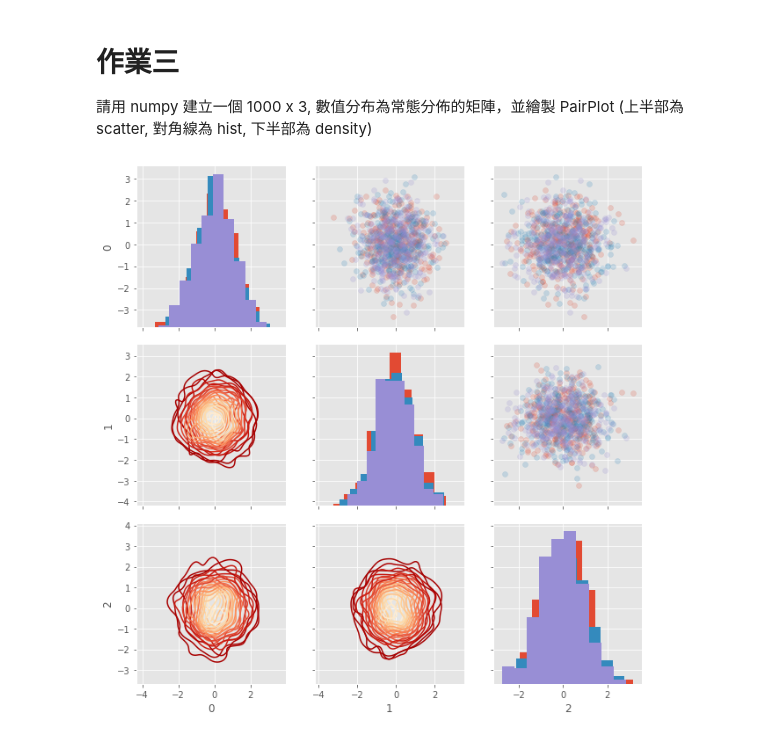
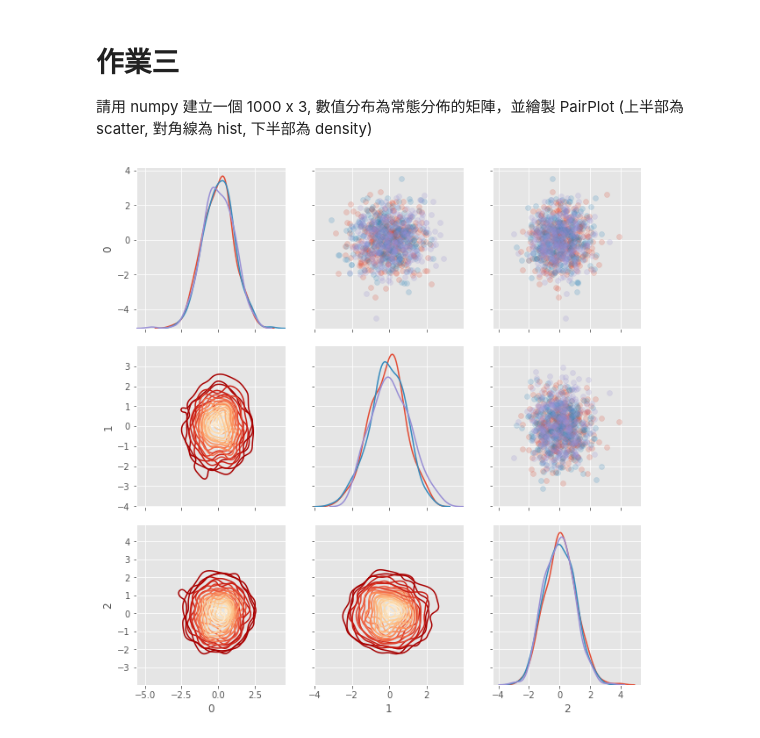
Before and after one commit to danielwu1202/4th-ML100Days, a Jupyter notebook: homework/DAY_020_HW.ipynb, the cells around one changed output. Saved outputs shown, nothing was run; the diff lists cells and outputs as text; code cells hidden in the pictures.

```diff
--- a/homework/DAY_020_HW.ipynb
+++ b/homework/DAY_020_HW.ipynb
@@ -40,17 +40,15 @@ plt.show()
 # 作業三
 請用 numpy 建立一個 1000 x 3, 數值分布為常態分佈的矩陣，並繪製 PairPlot (上半部為 scatter, 對角線為 hist, 下半部為 density)
 # %%
-nroe = 1000
-ncol = 3
 matrix = np.random.randn(3000).reshape(1000, 3)
 indice = np.random.choice([0,1,2], size=nrow)
 plot_data = pd.DataFrame(matrix, indice).reset_index()
-grid = sns.PairGrid(data = plot_data, size = 3, diag_sharey=False,
+grid = sns.PairGrid(data = plot_data, size = 3, diag_sharey = False,
                     hue = 'index', vars = [x for x in list(plot_data.columns) if x != 'index'])
 grid.map_upper(plt.scatter, alpha = 0.2)
-grid.map_diag(plt.hist)
+grid.map_diag(sns.kdeplot)
 grid.map_lower(sns.kdeplot, cmap = plt.cm.OrRd_r)
 
 plt.show()
 # %% [output]
-[figure, old version]
+[figure, new version]
```
Also changed, not shown: parts of 2 cells of this notebook.
